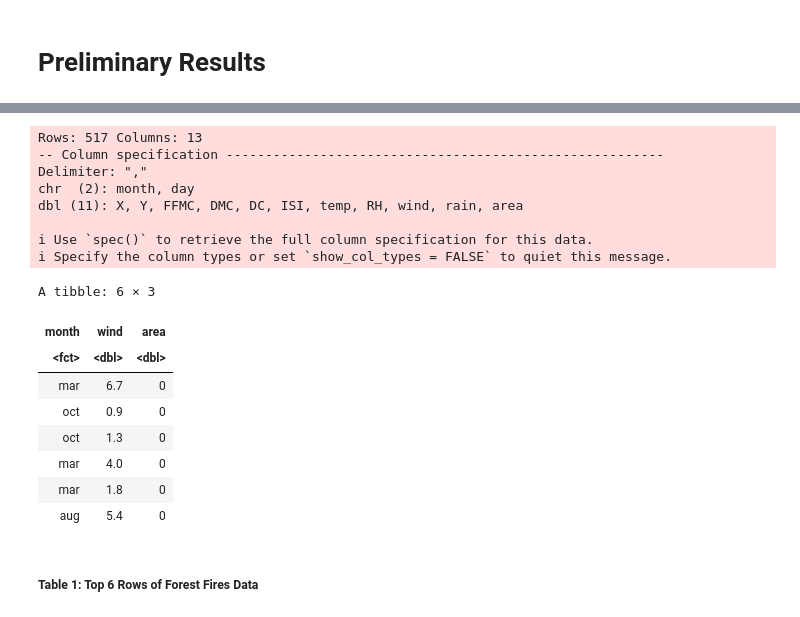
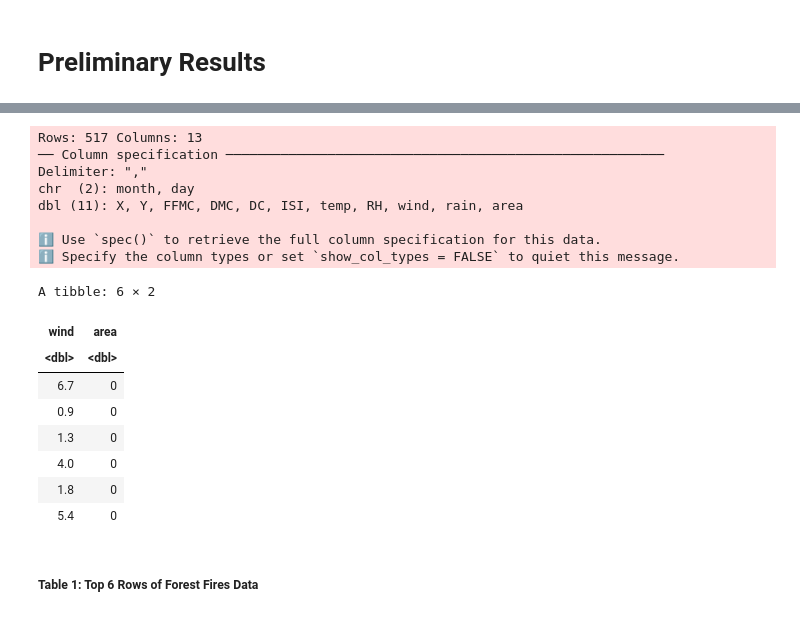
Before and after one commit to Mapleia/STAT_201_proj, a Jupyter notebook: src/Preliminary_Results.ipynb, the cells around one changed output, grey strips where cells are left out. Cells and saved outputs as stored; diff of their text form; code cells hidden in the pictures.

```diff
--- a/src/Preliminary_Results.ipynb
+++ b/src/Preliminary_Results.ipynb
@@ -10,35 +25,35 @@ library(broom)
 # %%
 #Setting the seed.
 set.seed(1234)
 
 #Dowloading the data from the web and reading it in R.
 url <- "https://archive.ics.uci.edu/ml/machine-learning-databases/forest-fires/forestfires.csv"
 download.file (url,"../data/forestfires.csv" )
 
 forest_fires_data <-read_delim("../data/forestfires.csv", skip=0, delim=",") %>%
-    select(month, wind, area) %>%
+    select(wind, area) %>%
     mutate(wind = as.numeric(wind), area = as.numeric(area)) %>% #Wrangling data and selecting columns to be used in prediction
     filter(!is.na(wind) | !is.na(area))
 
 head(forest_fires_data)
 # %% [output]
 Rows: 517 Columns: 13
--- Column specification --------------------------------------------------------
+── Column specification ────────────────────────────────────────────────────────
 Delimiter: ","
 chr  (2): month, day
 dbl (11): X, Y, FFMC, DMC, DC, ISI, temp, RH, wind, rain, area
 
-i Use `spec()` to retrieve the full column specification for this data.
-i Specify the column types or set `show_col_types = FALSE` to quiet this message.
+ℹ Use `spec()` to retrieve the full column specification for this data.
+ℹ Specify the column types or set `show_col_types = FALSE` to quiet this message.
-A tibble: 6 × 3
+A tibble: 6 × 2
-| month | wind | area |
-| <fct> | <dbl> | <dbl> |
-| mar | 6.7 | 0 |
-| oct | 0.9 | 0 |
-| oct | 1.3 | 0 |
-| mar | 4.0 | 0 |
-| mar | 1.8 | 0 |
-| aug | 5.4 | 0 |
+| wind | area |
+| <dbl> | <dbl> |
+| 6.7 | 0 |
+| 0.9 | 0 |
+| 1.3 | 0 |
+| 4.0 | 0 |
+| 1.8 | 0 |
+| 5.4 | 0 |
 # %% [markdown]
 ##### Table 1: Top 6 Rows of Forest Fires Data
 # %% [markdown]
```
Also changed, not shown: parts of 10 cells of this notebook.
